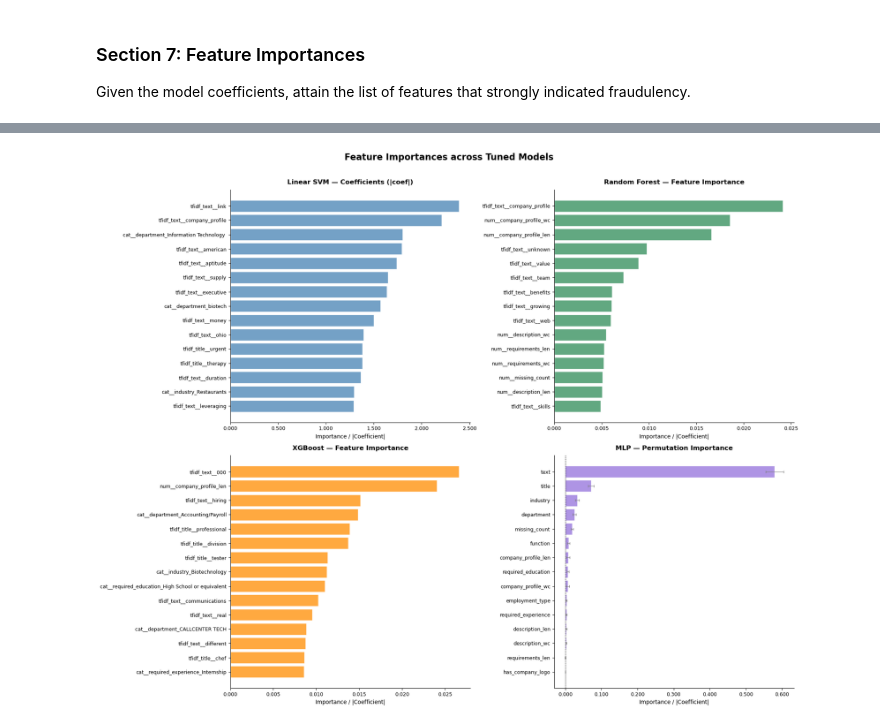
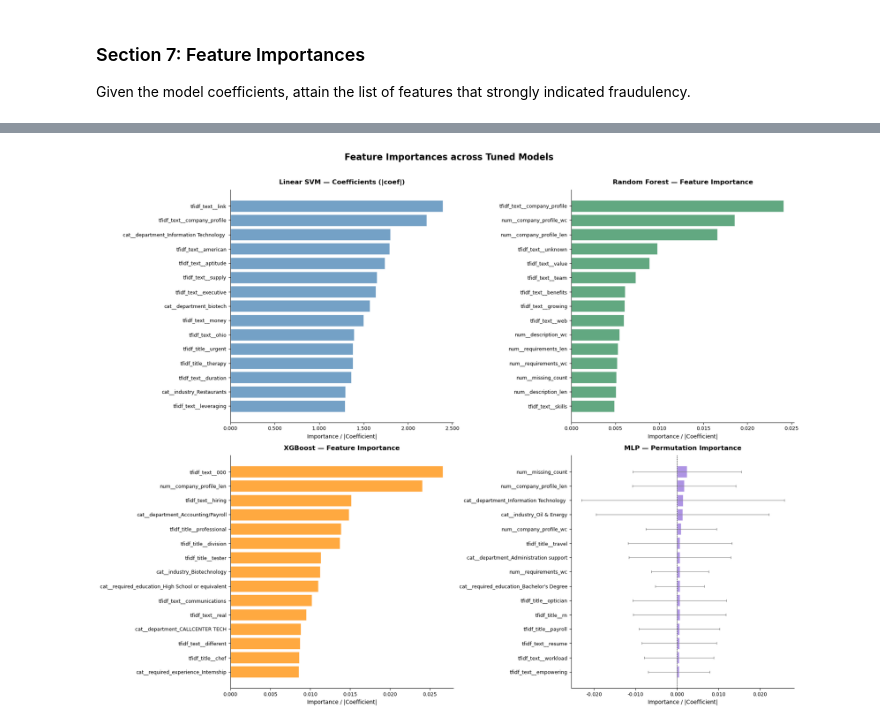
Before and after one commit to antaerus/fluffy-goggles, a Jupyter notebook: capstone_evaluation.ipynb, the cells around one changed output, grey strips where cells are left out. Saved outputs shown, nothing was run; the diff lists cells and outputs as text; code cells hidden in the pictures.

Commit message:
Add readme with evaluation, next steps, summary, modify exploratory data analysis with validation of random forest over logistic regression, add shap for explainability of mlp features

```diff
--- a/capstone_evaluation.ipynb
+++ b/capstone_evaluation.ipynb
@@ -1016,7 +1047,7 @@ fig, axes = plt.subplots(2, 2, figsize=(18, 14))
 fig.suptitle("Feature Importances across Tuned Models", fontsize=16, fontweight="bold", y=1.01)
 
 # ── Shared style config ───────────────────────────────────────────────────────
-TOP_N   = 15
+TOP_N = 15
 configs = [
     {
         "ax": axes[0, 0],
@@ -1044,7 +1075,7 @@ configs = [
     },
     {
         "ax": axes[1, 1],
-        "df": perm_importances_mlp_df.head(TOP_N),
+        "df": shap_importance_df.head(TOP_N),
         "x_col": "importance",
         "label": "MLP — Permutation Importance",
         "color": "mediumpurple",
@@ -1060,31 +1091,31 @@ for cfg in configs:
     values = df[x_col].abs() if cfg.get("abs") else df[x_col]
 
     # Sort descending for clean horizontal bar layout
     df = df.assign(_val=values).sort_values("_val", ascending=True)
     values = df["_val"]
 
     xerr = df[cfg["std_col"]] if "std_col" in cfg else None
 
     ax.barh(
         df["feature"], values,
         xerr=xerr,
         color=cfg["color"],
         alpha=0.75,
         edgecolor="white",
         linewidth=0.5,
         error_kw={"elinewidth": 0.8, "ecolor": "grey", "capsize": 2}
     )
 
     ax.set_title(cfg["label"], fontsize=12, fontweight="bold", pad=10)
     ax.set_xlabel("Importance / |Coefficient|", fontsize=10)
     ax.xaxis.set_major_formatter(ticker.FormatStrFormatter("%.3f"))
     ax.tick_params(axis="y", labelsize=9)
     ax.tick_params(axis="x", labelsize=9)
     ax.spines[["top", "right"]].set_visible(False)
     ax.axvline(0, color="black", linewidth=0.6, linestyle="--")
 
 plt.tight_layout()
 plt.savefig("images/feature_importance_tuned_models.png", dpi=150, bbox_inches="tight")
 plt.show()
 # %% [output]
-[figure, old version]
+[figure, new version]
```
Also changed, not shown: parts of 6 cells of this notebook, 3 other files.
